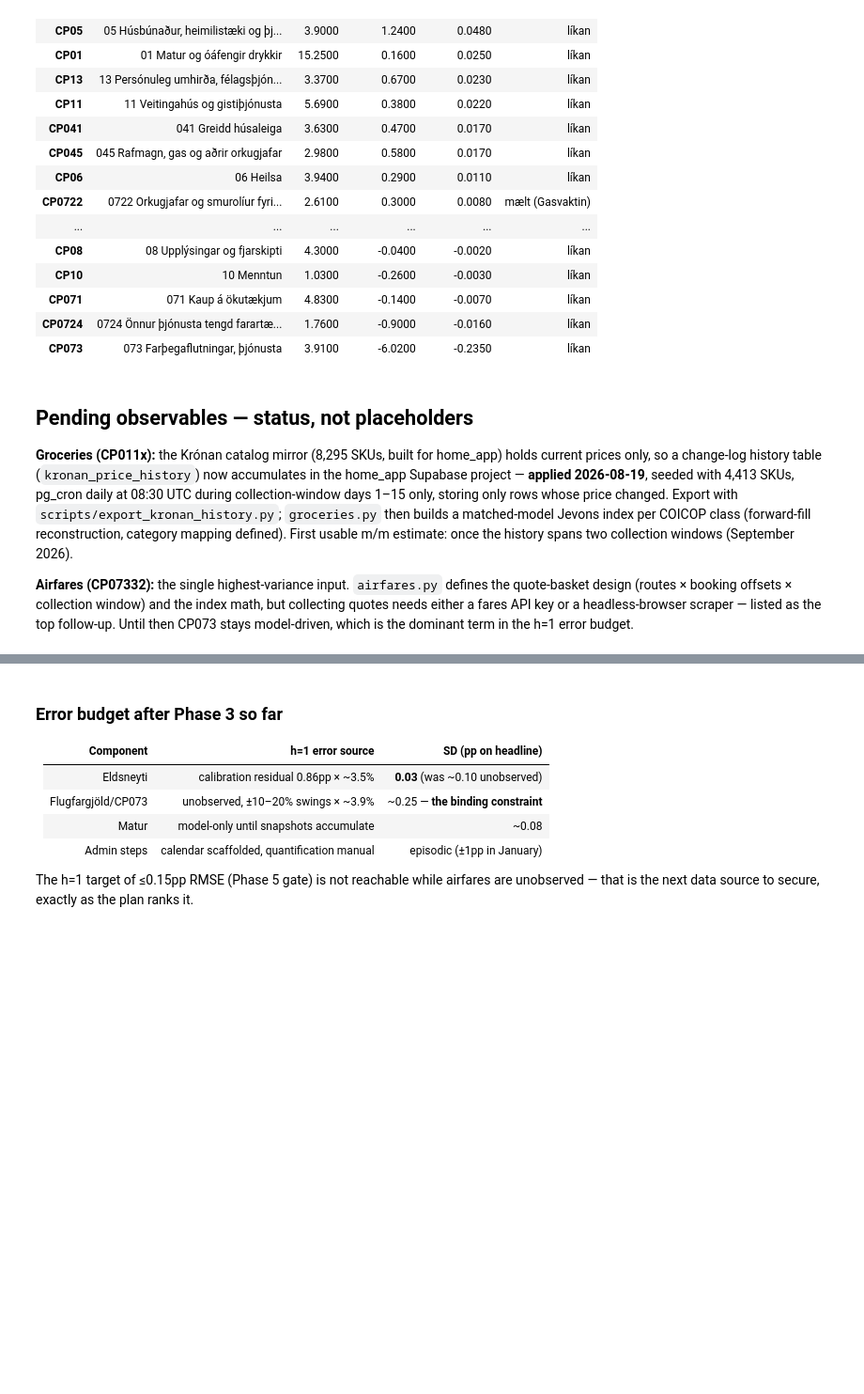
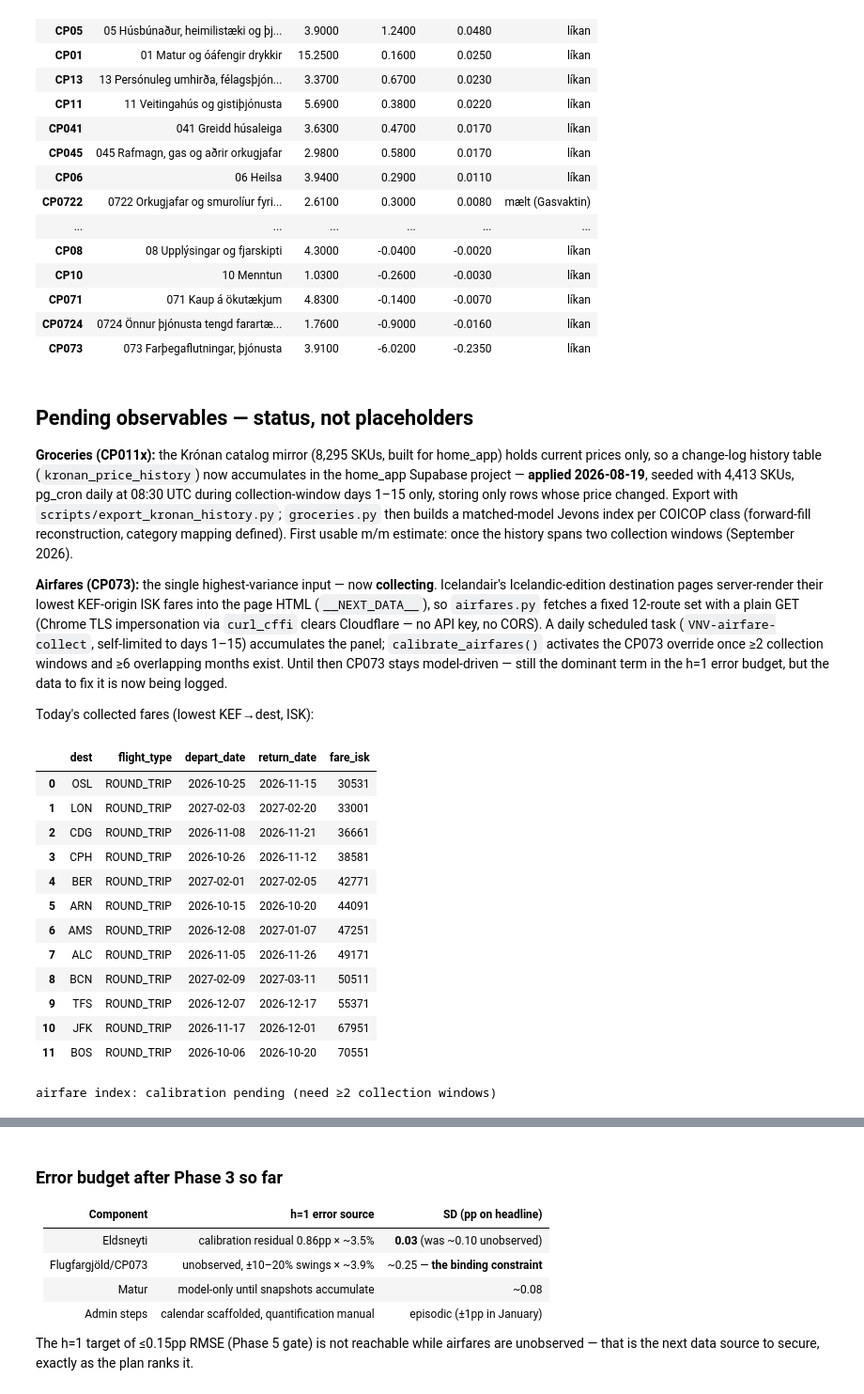
Before and after one commit to fridriksv-sys/CPI-Analysis, a Jupyter notebook: notebooks/04_nowcast.ipynb, the cells around one changed output, grey strips where cells are left out. Shown at 94% size. Cells and saved outputs as stored; diff of their text form; code cells hidden in the pictures; blank space fills up the shorter version.

```diff
--- a/notebooks/04_nowcast.ipynb
+++ b/notebooks/04_nowcast.ipynb
@@ -198,8 +198,38 @@ then builds a matched-model Jevons index per COICOP class (forward-fill reconstr
 category mapping defined). First usable m/m estimate: once the history spans two
 collection windows (September 2026).
 
-**Airfares (CP07332):** the single highest-variance input. `airfares.py` defines the
-quote-basket design (routes × booking offsets × collection window) and the index math,
-but collecting quotes needs either a fares API key or a headless-browser scraper —
-listed as the top follow-up. Until then CP073 stays model-driven, which is the dominant
-term in the h=1 error budget.
+**Airfares (CP073):** the single highest-variance input — now **collecting**. Icelandair's
+Icelandic-edition destination pages server-render their lowest KEF-origin ISK fares into
+the page HTML (`__NEXT_DATA__`), so `airfares.py` fetches a fixed 12-route set with a plain
+GET (Chrome TLS impersonation via `curl_cffi` clears Cloudflare — no API key, no CORS). A
+daily scheduled task (`VNV-airfare-collect`, self-limited to days 1–15) accumulates the
+panel; `calibrate_airfares()` activates the CP073 override once ≥2 collection windows and
+≥6 overlapping months exist. Until then CP073 stays model-driven — still the dominant term
+in the h=1 error budget, but the data to fix it is now being logged.
+
+Today's collected fares (lowest KEF→dest, ISK):
+# %%
+from vnv import airfares
+q = airfares.load_quotes()
+if q.empty:
+    print("no quotes yet")
+else:
+    show = q[["dest", "flight_type", "depart_date", "return_date", "fare_isk"]].copy()
+    display(show.sort_values("fare_isk").reset_index(drop=True))
+    print("airfare index:", "calibration pending (need ≥2 collection windows)"
+          if airfares.airfare_index_mm().empty else airfares.airfare_index_mm().round(2).to_dict())
+# %% [output]
+|  | dest | flight_type | depart_date | return_date | fare_isk |
+| 0 | OSL | ROUND_TRIP | 2026-10-25 | 2026-11-15 | 30531 |
+| 1 | LON | ROUND_TRIP | 2027-02-03 | 2027-02-20 | 33001 |
+| 2 | CDG | ROUND_TRIP | 2026-11-08 | 2026-11-21 | 36661 |
+| 3 | CPH | ROUND_TRIP | 2026-10-26 | 2026-11-12 | 38581 |
+| 4 | BER | ROUND_TRIP | 2027-02-01 | 2027-02-05 | 42771 |
+| 5 | ARN | ROUND_TRIP | 2026-10-15 | 2026-10-20 | 44091 |
+| 6 | AMS | ROUND_TRIP | 2026-12-08 | 2027-01-07 | 47251 |
+| 7 | ALC | ROUND_TRIP | 2026-11-05 | 2026-11-26 | 49171 |
+| 8 | BCN | ROUND_TRIP | 2027-02-09 | 2027-03-11 | 50511 |
+| 9 | TFS | ROUND_TRIP | 2026-12-07 | 2026-12-17 | 55371 |
+| 10 | JFK | ROUND_TRIP | 2026-11-17 | 2026-12-01 | 67951 |
+| 11 | BOS | ROUND_TRIP | 2026-10-06 | 2026-10-20 | 70551 |
+airfare index: calibration pending (need ≥2 collection windows)
```
Also changed, not shown: parts of 3 cells of this notebook, 9 other files.
